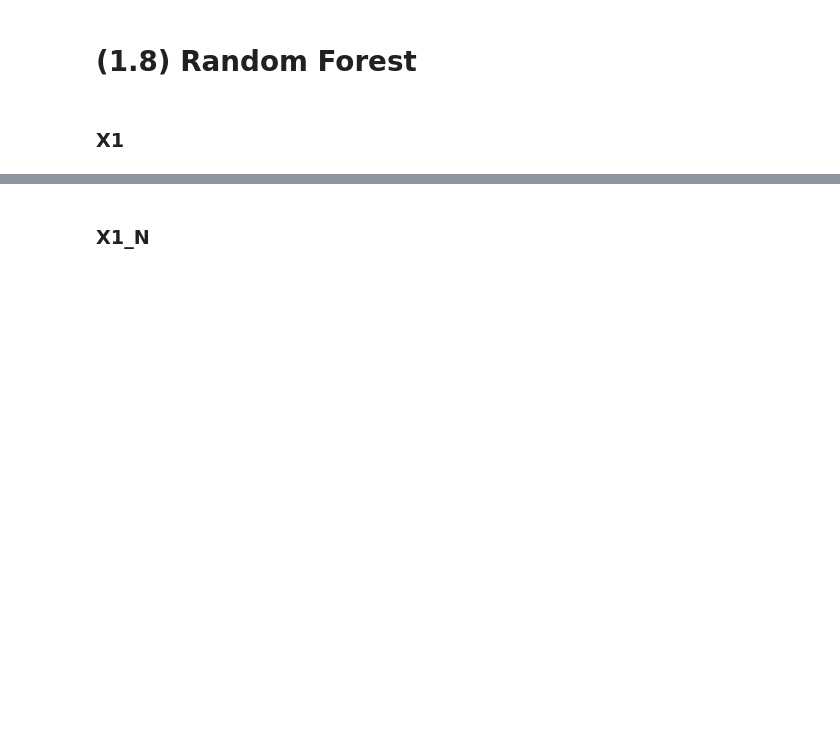
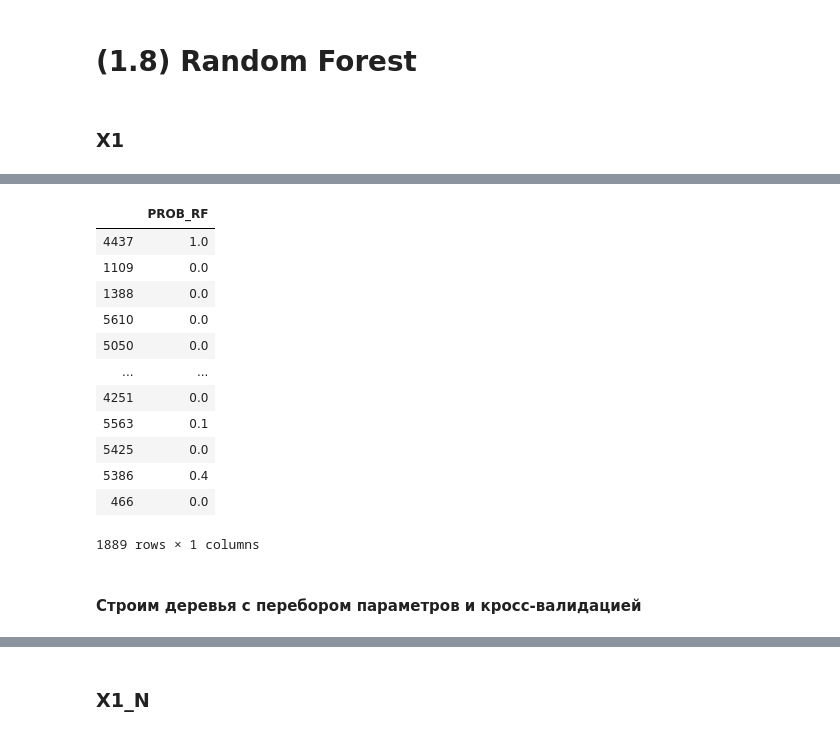
Before and after one commit to katya-luzina/noise_control, a Jupyter notebook: cross_deals.ipynb, the cells around one changed output, grey strips where cells are left out. Cells and saved outputs as stored; diff of their text form; code cells hidden in the pictures; blank space fills up the shorter version.

```diff
--- a/cross_deals.ipynb
+++ b/cross_deals.ipynb
@@ -285,18 +287,35 @@ print(roc_auc)
 # %%
 # создаем список из элементов вероятности попадания в класс NOT_NOISE = 1
 # predicted_prob - весь список
 # predicted_prob[0] - первая пара элементов
 # predicted_prob[0][0] - первый элемент в первой паре
 predicted_results = []
 
 for a in range(len(predicted_prob)):
 
     predicted_results.append(predicted_prob[a][1])
 
 index_list = x_test.index.tolist()
 # записываем вероятность попадания в класс 1 в новый датафрейм
 x1_rf = pd.DataFrame(pd.Series(data=predicted_results, index=index_list))
-x1_rf = x1_rf.rename(columns = {0:'PROB'})
+x1_rf = x1_rf.rename(columns = {0:'PROB_RF'})
+x1_rf
+# %% [output]
+|  | PROB_RF |
+| 4437 | 1.0 |
+| 1109 | 0.0 |
+| 1388 | 0.0 |
+| 5610 | 0.0 |
+| 5050 | 0.0 |
+| ... | ... |
+| 4251 | 0.0 |
+| 5563 | 0.1 |
+| 5425 | 0.0 |
+| 5386 | 0.4 |
+| 466 | 0.0 |
+1889 rows × 1 columns
+# %% [markdown]
+#### Строим деревья  с перебором параметров и кросс-валидацией
 # %%
 %%time
 # Сделаем инициализацию параметров, по которым хотим сделать полный перебор
```
Also changed, not shown: parts of 6 cells of this notebook.
